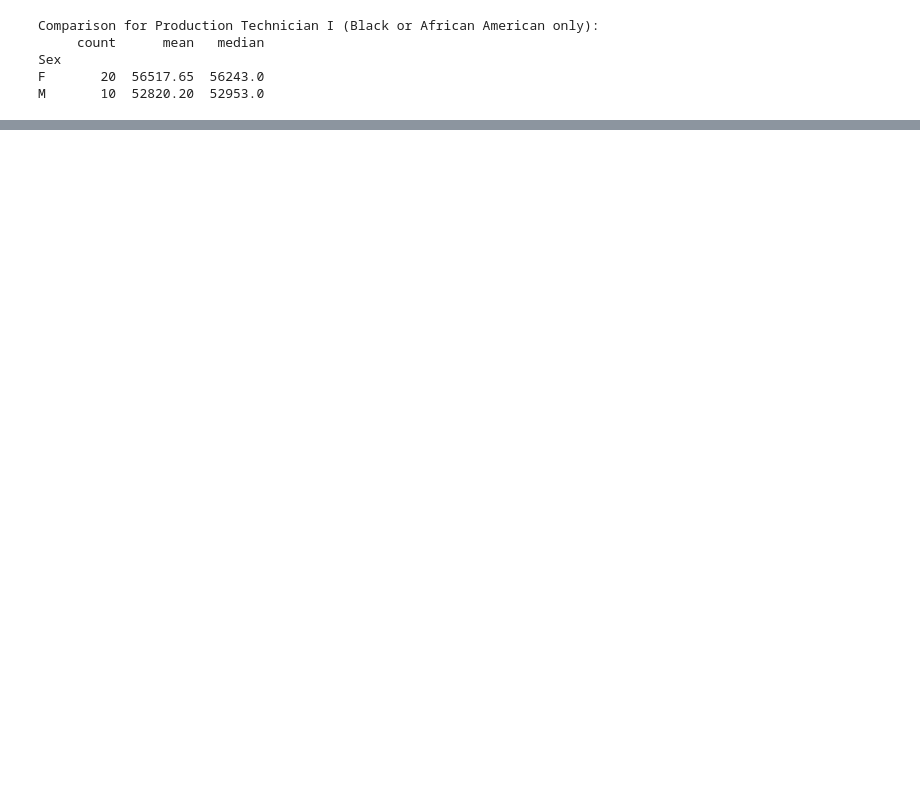
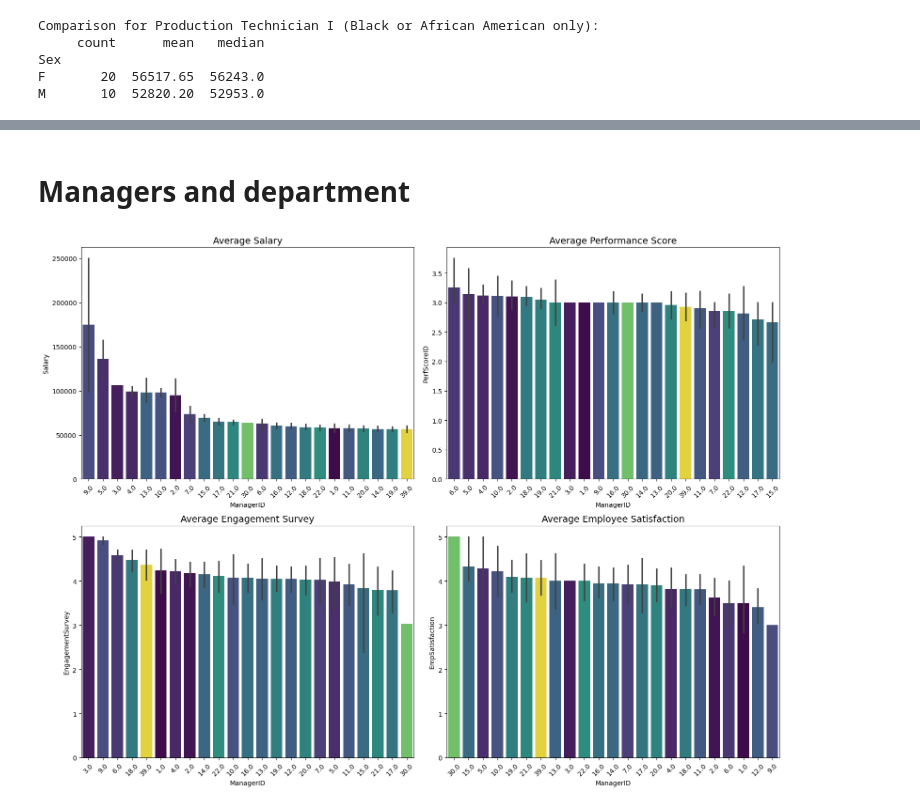
Before and after one commit to pedrettienea23/HR-data-science-project, a Jupyter notebook: Notebooks/EDA.ipynb, the cells around one changed output, grey strips where cells are left out. Saved outputs shown, nothing was run; the diff lists cells and outputs as text; code cells hidden in the pictures; blank space fills up the shorter version.

```diff
--- a/Notebooks/EDA.ipynb
+++ b/Notebooks/EDA.ipynb
@@ -204,0 +422,18 @@ Name: Tenure_Days, dtype: float64
+# %% [markdown]
+# Managers and department
+# %%
+metrics = ['Salary', 'PerfScoreID', 'EngagementSurvey', 'EmpSatisfaction']
+titles = ['Average Salary', 'Average Performance Score', 'Average Engagement Survey', 'Average Employee Satisfaction']
+
+fig, axes = plt.subplots(2, 2, figsize=(16, 12))
+axes = axes.flatten()
+
+for i, metric in enumerate(metrics):
+    order = df.groupby('ManagerID')[metric].mean().sort_values(ascending=False).index
+    sns.barplot(data=df, x='ManagerID', y=metric, order=order, palette='viridis', ax=axes[i], hue='ManagerID', legend=False)
+    axes[i].set_title(titles[i], fontsize=14)
+    axes[i].tick_params(axis='x', rotation=45)
+
+plt.tight_layout()
+# %% [output]
+[figure, added]
```
Also changed, not shown: parts of 28 cells of this notebook, 1 other file.
